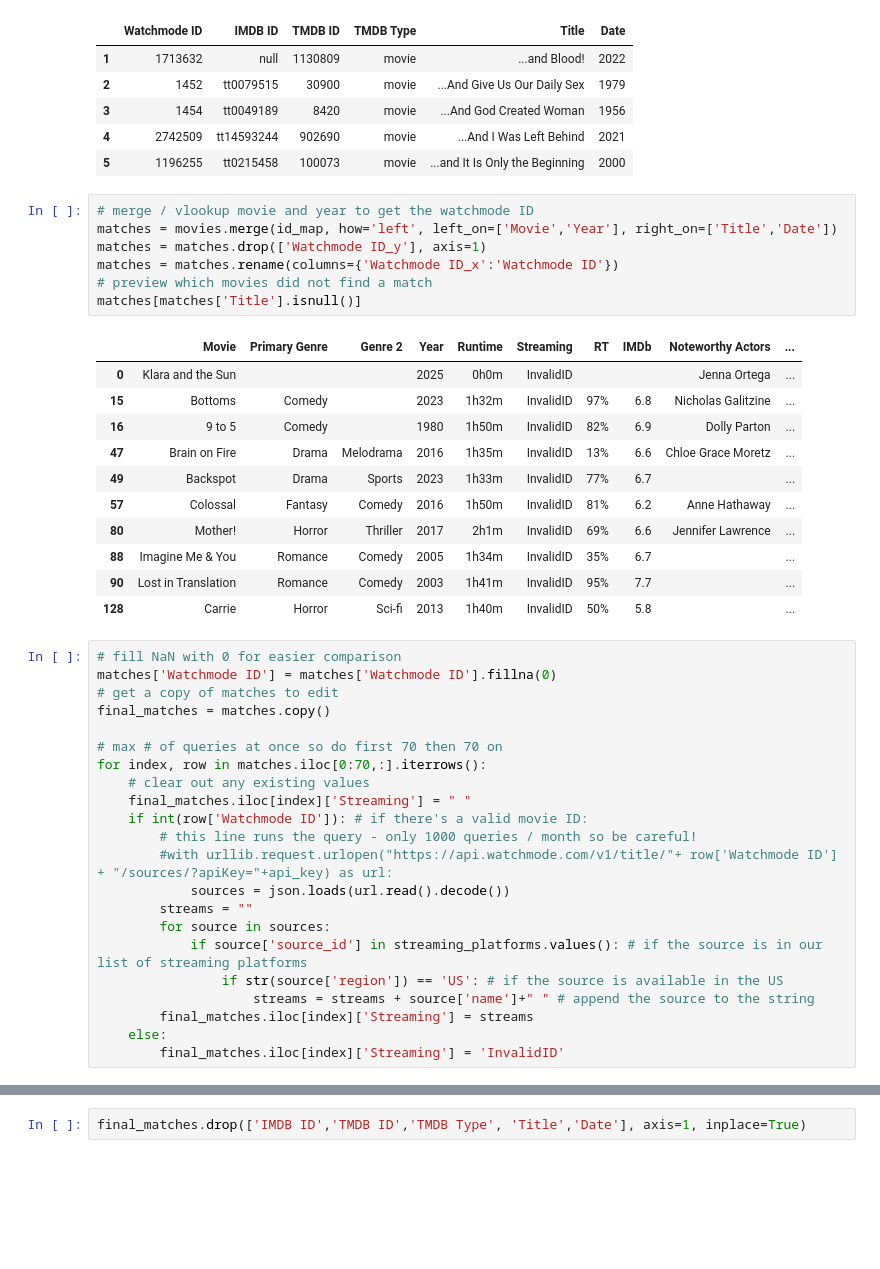
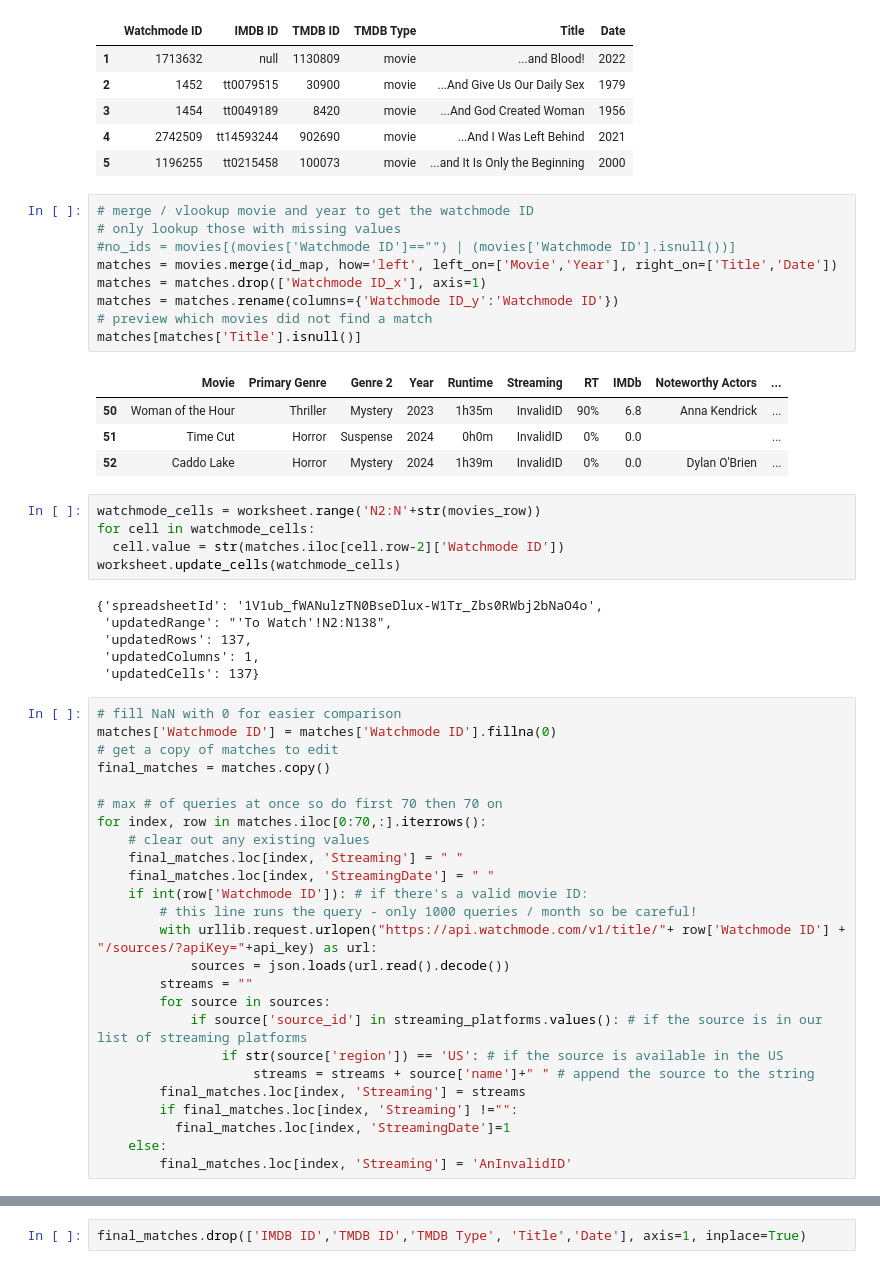
Before and after one commit to julia-e-ma/movies, a Jupyter notebook: RandomMovieGenerator.ipynb, the cells around one changed output, grey strips where cells are left out. Drawn from its saved outputs; the diff is of its cells as text; blank space fills up the shorter version.

Commit message:
Adding date that streaming platform was recorded so we can track which movies are never going to be on a streaming platform

```diff
--- a/RandomMovieGenerator.ipynb
+++ b/RandomMovieGenerator.ipynb
@@ -89,23 +95,29 @@ id_map.head()
 | 5 | 1196255 | tt0215458 | 100073 | movie | ...and It Is Only the Beginning | 2000 |
 # %%
 # merge / vlookup movie and year to get the watchmode ID
+# only lookup those with missing values
+#no_ids = movies[(movies['Watchmode ID']=="") | (movies['Watchmode ID'].isnull())]
 matches = movies.merge(id_map, how='left', left_on=['Movie','Year'], right_on=['Title','Date'])
-matches = matches.drop(['Watchmode ID_y'], axis=1)
-matches = matches.rename(columns={'Watchmode ID_x':'Watchmode ID'})
+matches = matches.drop(['Watchmode ID_x'], axis=1)
+matches = matches.rename(columns={'Watchmode ID_y':'Watchmode ID'})
 # preview which movies did not find a match
 matches[matches['Title'].isnull()]
 # %% [output]
 |  | Movie | Primary Genre | Genre 2 | Year | Runtime | Streaming | RT | IMDb | Noteworthy Actors | ... |
-| 0 | Klara and the Sun |  |  | 2025 | 0h0m | InvalidID |  |  | Jenna Ortega | ... |
-| 15 | Bottoms | Comedy |  | 2023 | 1h32m | InvalidID | 97% | 6.8 | Nicholas Galitzine | ... |
-| 16 | 9 to 5 | Comedy |  | 1980 | 1h50m | InvalidID | 82% | 6.9 | Dolly Parton | ... |
-| 47 | Brain on Fire | Drama | Melodrama | 2016 | 1h35m | InvalidID | 13% | 6.6 | Chloe Grace Moretz | ... |
-| 49 | Backspot | Drama | Sports | 2023 | 1h33m | InvalidID | 77% | 6.7 |  | ... |
-| 57 | Colossal | Fantasy | Comedy | 2016 | 1h50m | InvalidID | 81% | 6.2 | Anne Hathaway | ... |
-| 80 | Mother! | Horror | Thriller | 2017 | 2h1m | InvalidID | 69% | 6.6 | Jennifer Lawrence | ... |
-| 88 | Imagine Me & You | Romance | Comedy | 2005 | 1h34m | InvalidID | 35% | 6.7 |  | ... |
-| 90 | Lost in Translation | Romance | Comedy | 2003 | 1h41m | InvalidID | 95% | 7.7 |  | ... |
-| 128 | Carrie | Horror | Sci-fi | 2013 | 1h40m | InvalidID | 50% | 5.8 |  | ... |
+| 50 | Woman of the Hour | Thriller | Mystery | 2023 | 1h35m | InvalidID | 90% | 6.8 | Anna Kendrick | ... |
+| 51 | Time Cut | Horror | Suspense | 2024 | 0h0m | InvalidID | 0% | 0.0 |  | ... |
+| 52 | Caddo Lake | Horror | Mystery | 2024 | 1h39m | InvalidID | 0% | 0.0 | Dylan O'Brien | ... |
+# %%
+watchmode_cells = worksheet.range('N2:N'+str(movies_row))
+for cell in watchmode_cells:
+  cell.value = str(matches.iloc[cell.row-2]['Watchmode ID'])
+worksheet.update_cells(watchmode_cells)
+# %% [output]
+{'spreadsheetId': '1V1ub_fWANulzTN0BseDlux-W1Tr_Zbs0RWbj2bNaO4o',
+ 'updatedRange': "'To Watch'!N2:N138",
+ 'updatedRows': 137,
+ 'updatedColumns': 1,
+ 'updatedCells': 137}
 # %%
 # fill NaN with 0 for easier comparison
 matches['Watchmode ID'] = matches['Watchmode ID'].fillna(0)
@@ -115,19 +127,22 @@ final_matches = matches.copy()
 # max # of queries at once so do first 70 then 70 on
 for index, row in matches.iloc[0:70,:].iterrows():
     # clear out any existing values
-    final_matches.iloc[index]['Streaming'] = " "
+    final_matches.loc[index, 'Streaming'] = " "
+    final_matches.loc[index, 'StreamingDate'] = " "
     if int(row['Watchmode ID']): # if there's a valid movie ID:
         # this line runs the query - only 1000 queries / month so be careful!
-        #with urllib.request.urlopen("https://api.watchmode.com/v1/title/"+ row['Watchmode ID'] + "/sources/?apiKey="+api_key) as url:
+        with urllib.request.urlopen("https://api.watchmode.com/v1/title/"+ row['Watchmode ID'] + "/sources/?apiKey="+api_key) as url:
             sources = json.loads(url.read().decode())
         streams = ""
         for source in sources:
             if source['source_id'] in streaming_platforms.values(): # if the source is in our list of streaming platforms
                 if str(source['region']) == 'US': # if the source is available in the US
                     streams = streams + source['name']+" " # append the source to the string
-        final_matches.iloc[index]['Streaming'] = streams
+        final_matches.loc[index, 'Streaming'] = streams
+        if final_matches.loc[index, 'Streaming'] !="":
+          final_matches.loc[index, 'StreamingDate']=1
     else:
-        final_matches.iloc[index]['Streaming'] = 'InvalidID'
+        final_matches.loc[index, 'Streaming'] = 'AnInvalidID'
 # %%
 # max # of queries at once so do first 70 then 70 on
 for index, row in matches.iloc[70:,:].iterrows():
```
Also changed, not shown: parts of 17 cells of this notebook.
